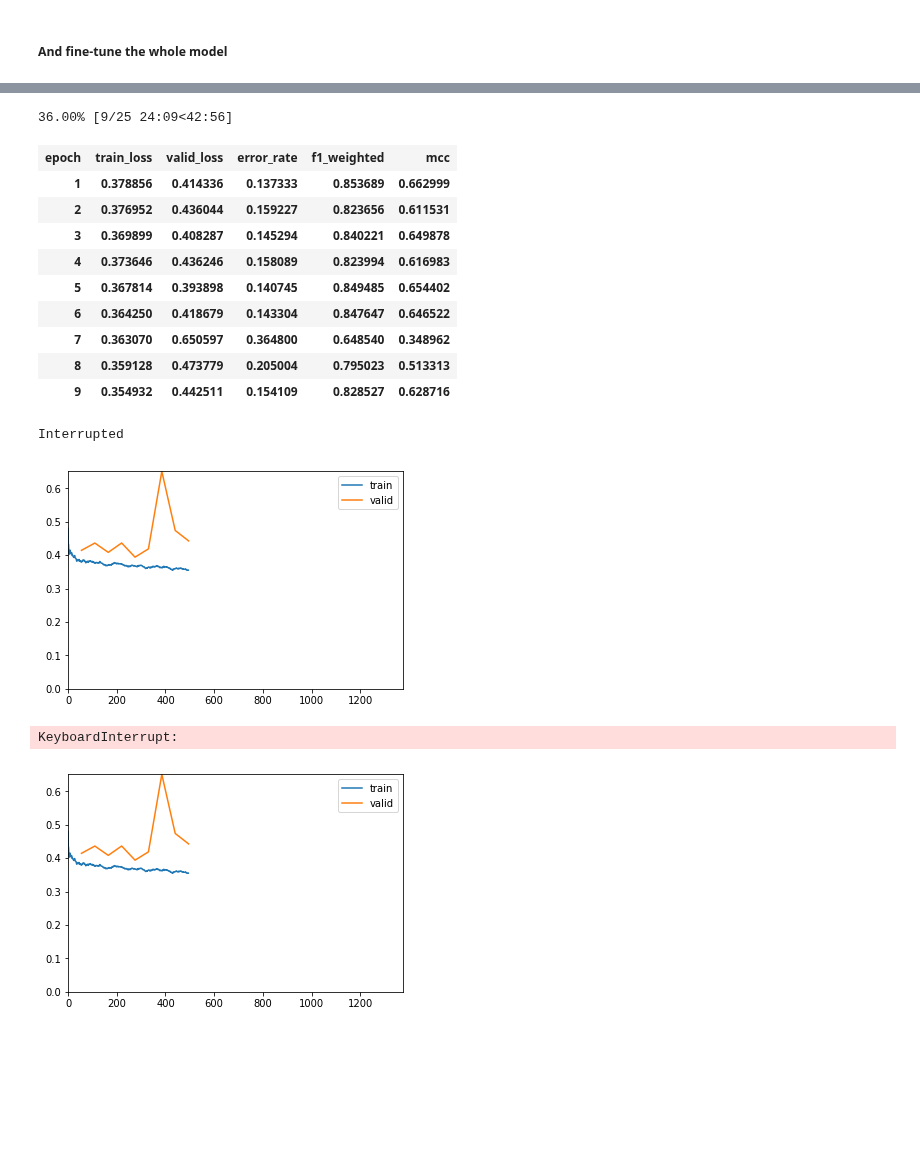
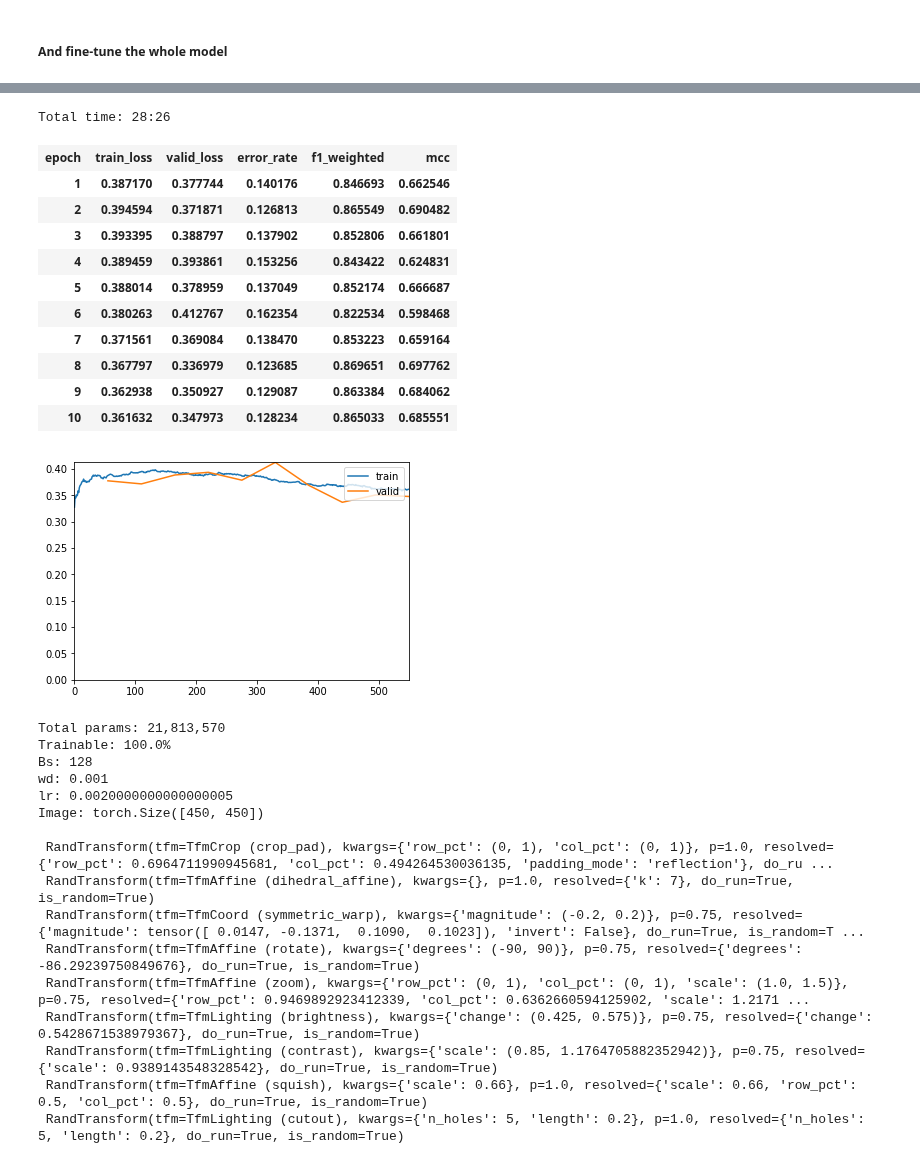
Before and after one commit to ChristianMarzahl/ISBI2019_WhiteBloodCancer, a Jupyter notebook: baseline-Rn34.ipynb, the cells around one changed output, grey strips where cells are left out. Drawn from its saved outputs; the diff is of its cells as text; code cells hidden in the pictures; blank space fills up the shorter version.

```diff
--- a/baseline-Rn34.ipynb
+++ b/baseline-Rn34.ipynb
@@ -176,9 +176,9 @@ learn = create_cnn(get_data(bs, size), models.resnet34,
                    metrics=[error_rate, F1Weighted(), MCC()],
                    #loss_func=FocalLoss(num_classes=1, alpha=0.4, gamma=0.5),
                    #ps=0.75,
-                   wd=0.0001,
+                   wd=0.001,
                    callback_fns=[ShowGraph, partial(SaveModelCallback, monitor="mcc", mode='max', name='stage1-{}-{}'.format(experiment_name, size))],
-                  ).to_fp16().mixup()
+                  ).to_fp16().mixup(alpha=0.6)
 # %%
 learn.callback_fns
 # %% [output]
@@ -192,6 +192,6 @@ learn.callback_fns
 # %%
 lr = 1e-2
 # %%
-learn.fit_one_cycle(25, lr) #, pct_start=0.8
+learn.fit_one_cycle(10, lr) #, pct_start=0.8
 print(extract_train_information(learn))
 # %% [output]
@@ -244,21 +239,35 @@ learn.callback_fns[2] = partial(SaveModelCallback,
                               mode='max',
                               name='stage2-{}-{}'.format(experiment_name, size))
 # %%
-learn.fit_one_cycle(25, slice(1e-5,lr/5))
+learn.fit_one_cycle(10, slice(1e-5,lr/5))
 print(extract_train_information(learn))
 # %% [output]
-36.00% [9/25 24:09<42:56]
+Total time: 28:26
 | epoch | train_loss | valid_loss | error_rate | f1_weighted | mcc |
-| 1 | 0.378856 | 0.414336 | 0.137333 | 0.853689 | 0.662999 |
-| 2 | 0.376952 | 0.436044 | 0.159227 | 0.823656 | 0.611531 |
-| 3 | 0.369899 | 0.408287 | 0.145294 | 0.840221 | 0.649878 |
-| 4 | 0.373646 | 0.436246 | 0.158089 | 0.823994 | 0.616983 |
-| 5 | 0.367814 | 0.393898 | 0.140745 | 0.849485 | 0.654402 |
-| 6 | 0.364250 | 0.418679 | 0.143304 | 0.847647 | 0.646522 |
-| 7 | 0.363070 | 0.650597 | 0.364800 | 0.648540 | 0.348962 |
-| 8 | 0.359128 | 0.473779 | 0.205004 | 0.795023 | 0.513313 |
-| 9 | 0.354932 | 0.442511 | 0.154109 | 0.828527 | 0.628716 |
+| 1 | 0.387170 | 0.377744 | 0.140176 | 0.846693 | 0.662546 |
+| 2 | 0.394594 | 0.371871 | 0.126813 | 0.865549 | 0.690482 |
+| 3 | 0.393395 | 0.388797 | 0.137902 | 0.852806 | 0.661801 |
+| 4 | 0.389459 | 0.393861 | 0.153256 | 0.843422 | 0.624831 |
+| 5 | 0.388014 | 0.378959 | 0.137049 | 0.852174 | 0.666687 |
+| 6 | 0.380263 | 0.412767 | 0.162354 | 0.822534 | 0.598468 |
+| 7 | 0.371561 | 0.369084 | 0.138470 | 0.853223 | 0.659164 |
+| 8 | 0.367797 | 0.336979 | 0.123685 | 0.869651 | 0.697762 |
+| 9 | 0.362938 | 0.350927 | 0.129087 | 0.863384 | 0.684062 |
+| 10 | 0.361632 | 0.347973 | 0.128234 | 0.865033 | 0.685551 |
+[figure, new version]
-Interrupted
+Total params: 21,813,570
+Trainable: 100.0%
+Bs: 128
+wd: 0.001
+lr: 0.0020000000000000005
+Image: torch.Size([450, 450])
+
+ RandTransform(tfm=TfmCrop (crop_pad), kwargs={'row_pct': (0, 1), 'col_pct': (0, 1)}, p=1.0, resolved={'row_pct': 0.6964711990945681, 'col_pct': 0.494264530036135, 'padding_mode': 'reflection'}, do_ru ...
+ RandTransform(tfm=TfmAffine (dihedral_affine), kwargs={}, p=1.0, resolved={'k': 7}, do_run=True, is_random=True)
+ RandTransform(tfm=TfmCoord (symmetric_warp), kwargs={'magnitude': (-0.2, 0.2)}, p=0.75, resolved={'magnitude': tensor([ 0.0147, -0.1371,  0.1090,  0.1023]), 'invert': False}, do_run=True, is_random=T ...
+ RandTransform(tfm=TfmAffine (rotate), kwargs={'degrees': (-90, 90)}, p=0.75, resolved={'degrees': -86.29239750849676}, do_run=True, is_random=True)
+ RandTransform(tfm=TfmAffine (zoom), kwargs={'row_pct': (0, 1), 'col_pct': (0, 1), 'scale': (1.0, 1.5)}, p=0.75, resolved={'row_pct': 0.9469892923412339, 'col_pct': 0.6362660594125902, 'scale': 1.2171 ...
+ RandTransform(tfm=TfmLighting (brightness), kwargs={'change': (0.425, 0.575)}, p=0.75, resolved={'change': 0.5428671538979367}, do_run=True, is_random=True)
+ RandTransform(tfm=TfmLighting (contrast), kwargs={'scale': (0.85, 1.1764705882352942)}, p=0.75, resolved={'scale': 0.9389143548328542}, do_run=True, is_random=True)
+ RandTransform(tfm=TfmAffine (squish), kwargs={'scale': 0.66}, p=1.0, resolved={'scale': 0.66, 'row_pct': 0.5, 'col_pct': 0.5}, do_run=True, is_random=True)
+ RandTransform(tfm=TfmLighting (cutout), kwargs={'n_holes': 5, 'length': 0.2}, p=1.0, resolved={'n_holes': 5, 'length': 0.2}, do_run=True, is_random=True)
-[figure, old version]
-KeyboardInterrupt:
-[figure, removed]
```
Also changed, not shown: parts of 3 cells of this notebook, 2 other files.
